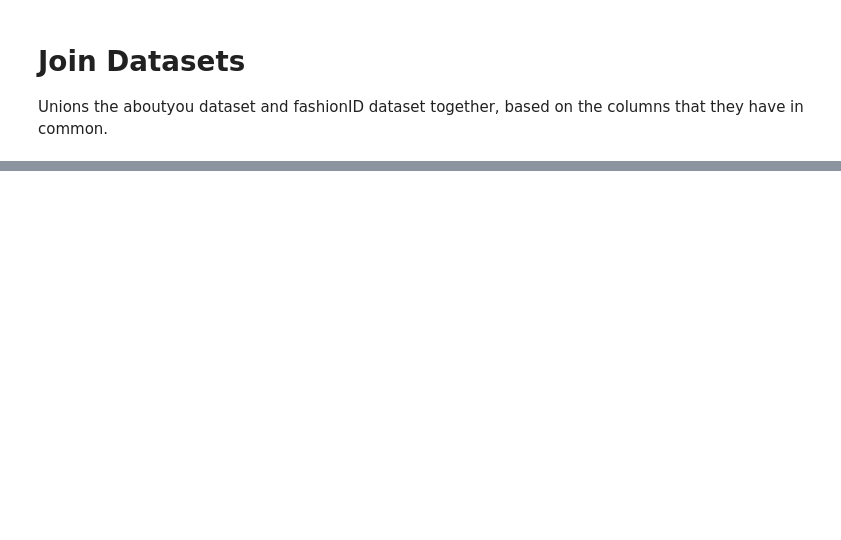
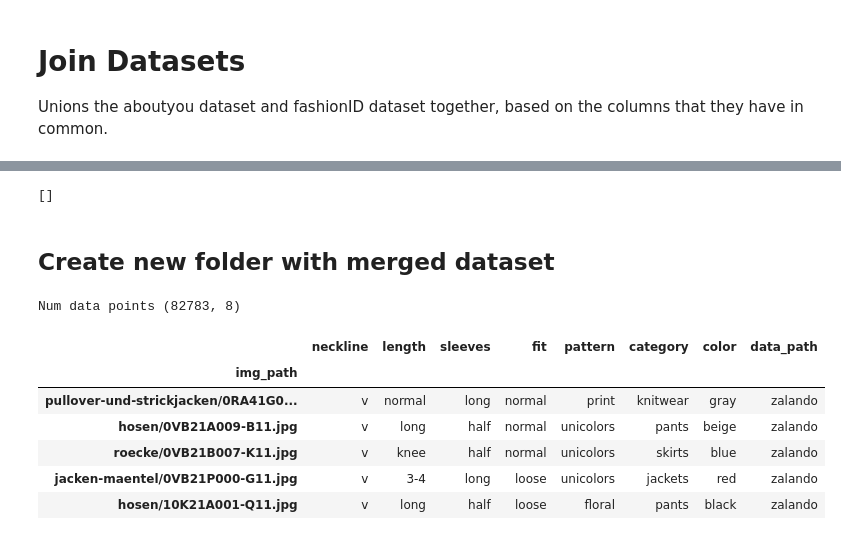
Before and after one commit to sonynka/fashion_scraper, a Jupyter notebook: data_processing/join_datasets.ipynb, the cells around one changed output, grey strips where cells are left out. Cells and saved outputs as stored; diff of their text form; code cells hidden in the pictures; blank space fills up the shorter version.

```diff
--- a/data_processing/join_datasets.ipynb
+++ b/data_processing/join_datasets.ipynb
@@ -18,0 +70,17 @@ df.to_csv('../../../data/img_attr_merged.csv', sep='\t', index=False, encoding='
+# %%
+def unstack_columns(df, mappings):
+    df_stacked = pd.DataFrame()
+
+    for key, value in mappings.items():
+        cols = [col for col in df.columns if value in col]
+        df_col = pd.DataFrame()
+        df_col[value] = df.set_index('img_path')[cols].idxmax(axis=1)
+        df_col[value] = df_col[value].apply(lambda x: x.split('_')[-1])
+        df_stacked = pd.concat([df_stacked, df_col], axis=1)
+
+    return df_stacked
+# %%
+df_about = unstack_columns(df_about, col_names_mappings)
+df_zalando = unstack_columns(df_zalando, col_names_mappings)
+
+df_about.head()
@@ -18,0 +142,33 @@ df.to_csv('../../../data/img_attr_merged.csv', sep='\t', index=False, encoding='
+# %%
+def rename_column_values(df, col_values_mapping):
+    for col_name, col_mappings in col_values_mappings.items():
+        for col_key, col_values in col_mappings.items():
+            df.loc[df[col_name].isin(col_values), col_name] = col_key
+
+    return df
+# %%
+df_about = rename_column_values(df_about, col_values_mappings)
+df_zalando = rename_column_values(df_zalando, col_values_mappings)
+# %%
+# check that the two dataframes have all columns in common
+diff = list(set(df_about.columns).difference(set(df_zalando.columns)))
+print(diff)
+# %% [output]
+[]
+# %% [markdown]
+## Create new folder with merged dataset
+# %%
+df_about['data_path'] = 'aboutyou'
+df_zalando['data_path'] = 'zalando'
+df = df_zalando.append(df_about)
+print('Num data points', df.shape)
+df.head()
+# %% [output]
+Num data points (82783, 8)
+|  | neckline | length | sleeves | fit | pattern | category | color | data_path |
+| img_path |  |  |  |  |  |  |  |  |
+| pullover-und-strickjacken/0RA41G0... | v | normal | long | normal | print | knitwear | gray | zalando |
+| hosen/0VB21A009-B11.jpg | v | long | half | normal | unicolors | pants | beige | zalando |
+| roecke/0VB21B007-K11.jpg | v | knee | half | normal | unicolors | skirts | blue | zalando |
+| jacken-maentel/0VB21P000-G11.jpg | v | 3-4 | long | loose | unicolors | jackets | red | zalando |
+| hosen/10K21A001-Q11.jpg | v | long | half | loose | floral | pants | black | zalando |
```
Also changed, not shown: parts of 19 cells of this notebook, 3 other files.
